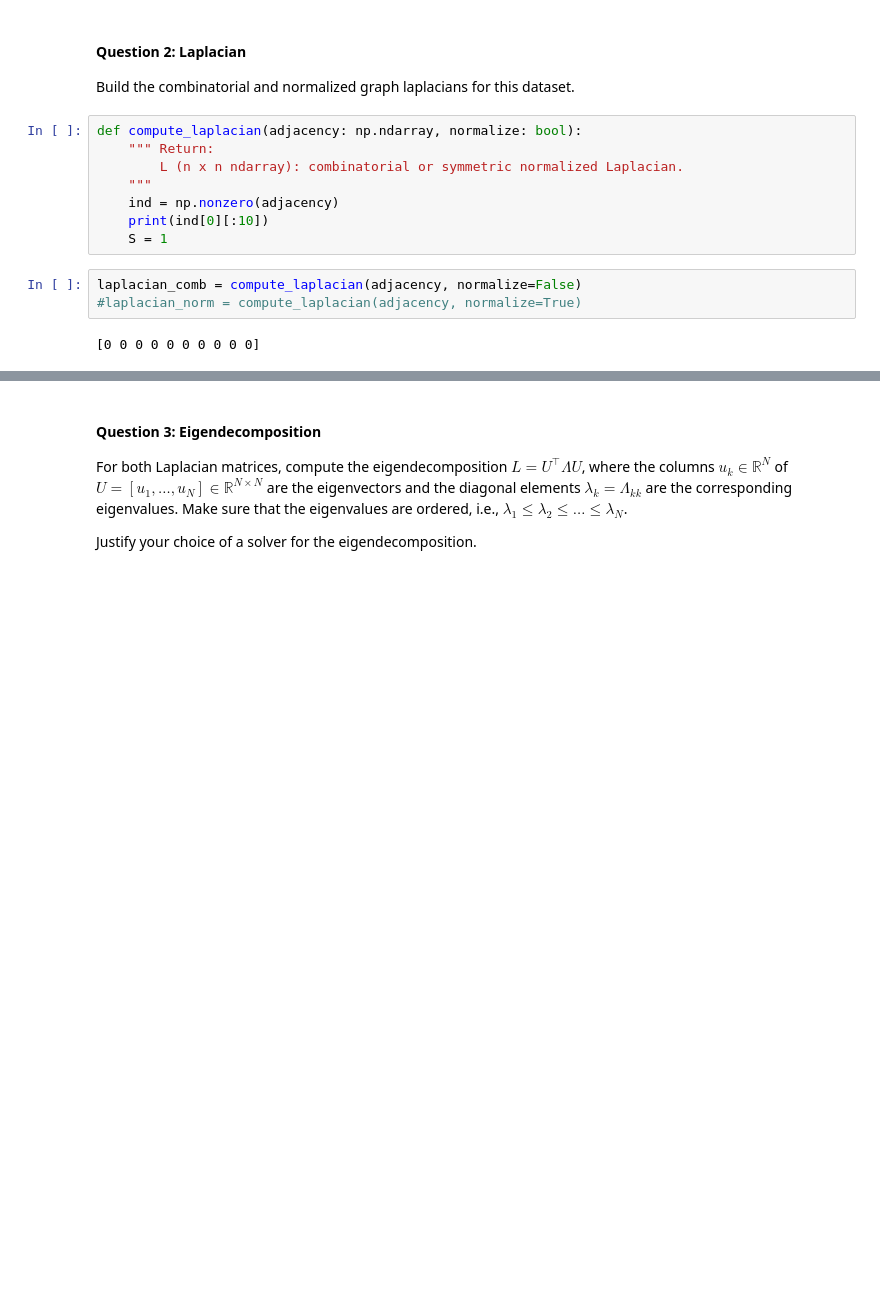
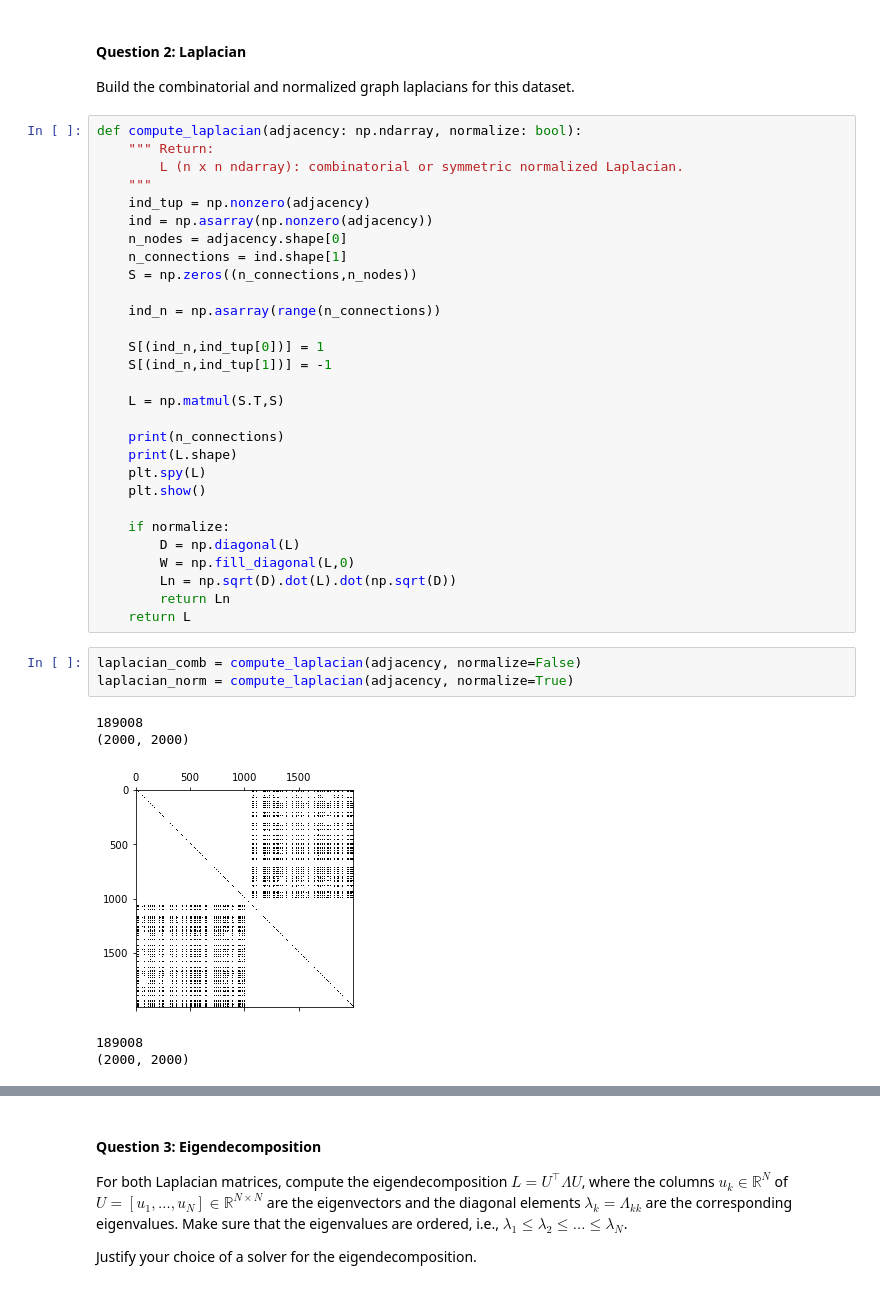
Before and after one commit to alielabridi/NTDS_2019, a Jupyter notebook: assignments/2_learning_with_graphs_jonas.ipynb, the cells around one changed output, grey strips where cells are left out. Drawn from its saved outputs; the diff is of its cells as text; blank space fills up the shorter version.

```diff
--- a/assignments/2_learning_with_graphs_jonas.ipynb
+++ b/assignments/2_learning_with_graphs_jonas.ipynb
@@ -105,16 +105,41 @@ The threshold epsilon is the maximal distance which we want to acknowledge as a
 # %% [markdown]
 #### Question 2: Laplacian
 Build the combinatorial and normalized graph laplacians for this dataset.
-# %%
-def compute_laplacian(adjacency: np.ndarray, normalize: bool):
-    """ Return:
-        L (n x n ndarray): combinatorial or symmetric normalized Laplacian.
-    """
-    ind = np.nonzero(adjacency)
-    print(ind[0][:10])
-    S = 1
+# %%
+def compute_laplacian(adjacency: np.ndarray, normalize: bool):
+    """ Return:
+        L (n x n ndarray): combinatorial or symmetric normalized Laplacian.
+    """
+    ind_tup = np.nonzero(adjacency)
+    ind = np.asarray(np.nonzero(adjacency))
+    n_nodes = adjacency.shape[0]
+    n_connections = ind.shape[1]
+    S = np.zeros((n_connections,n_nodes))
+
+    ind_n = np.asarray(range(n_connections))
+
+    S[(ind_n,ind_tup[0])] = 1
+    S[(ind_n,ind_tup[1])] = -1
+
+    L = np.matmul(S.T,S)
+
+    print(n_connections)
+    print(L.shape)
+    plt.spy(L)
+    plt.show()
+
+    if normalize:
+        D = np.diagonal(L)
+        W = np.fill_diagonal(L,0)
+        Ln = np.sqrt(D).dot(L).dot(np.sqrt(D))
+        return Ln
+    return L
 # %%
 laplacian_comb = compute_laplacian(adjacency, normalize=False)
-#laplacian_norm = compute_laplacian(adjacency, normalize=True)
+laplacian_norm = compute_laplacian(adjacency, normalize=True)
 # %% [output]
-[0 0 0 0 0 0 0 0 0 0]
+189008
+(2000, 2000)
+[figure, added]
+189008
+(2000, 2000)
```
Also changed, not shown: parts of 3 cells of this notebook.
